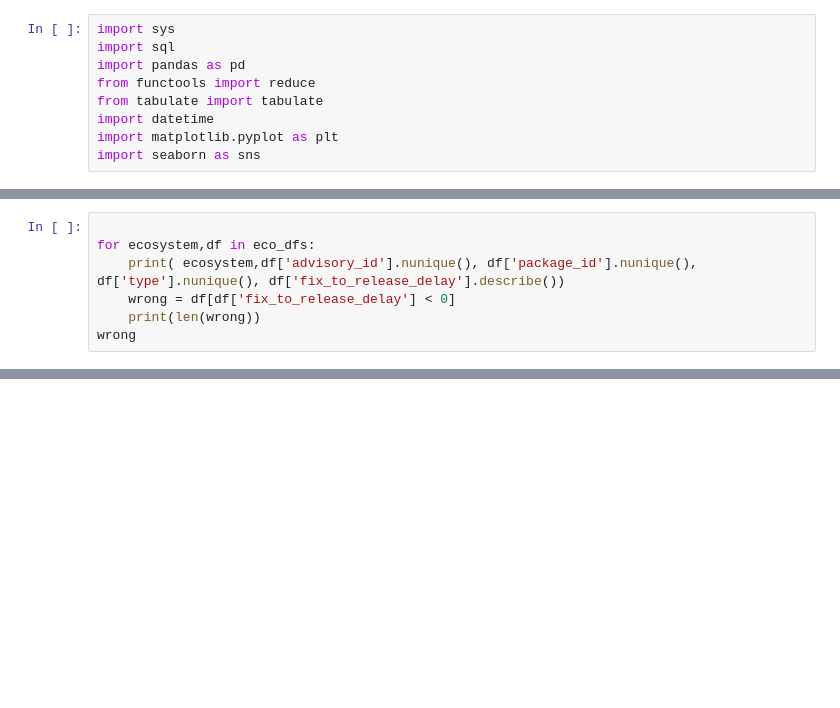
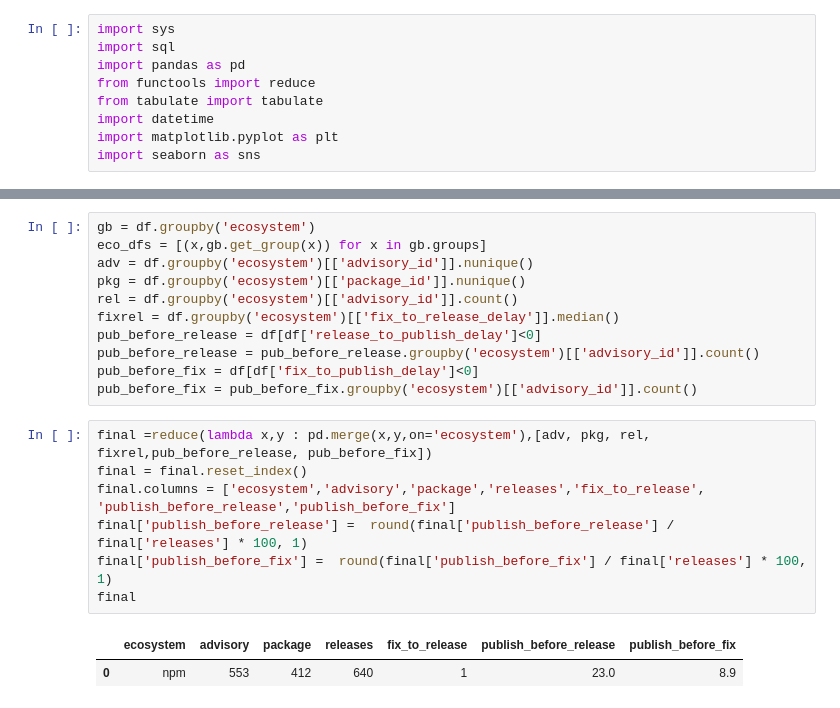
Before and after one commit to nasifimtiazohi/advisory-lifecycle, a Jupyter notebook: data_explore/rq1.ipynb, the cells around one changed output, grey strips where cells are left out. Cells and saved outputs as stored; diff of their text form; blank space fills up the shorter version.

```diff
--- a/data_explore/rq1.ipynb
+++ b/data_explore/rq1.ipynb
@@ -44,7 +100,0 @@ len(eco_dfs)
-# %%
-
-for ecosystem,df in eco_dfs:
-    print( ecosystem,df['advisory_id'].nunique(), df['package_id'].nunique(), df['type'].nunique(), df['fix_to_release_delay'].describe())
-    wrong = df[df['fix_to_release_delay'] < 0]
-    print(len(wrong))
-wrong
@@ -78,0 +101,21 @@ Name: fix_to_release_delay, dtype: float64
+# %%
+gb = df.groupby('ecosystem')
+eco_dfs = [(x,gb.get_group(x)) for x in gb.groups]
+adv = df.groupby('ecosystem')[['advisory_id']].nunique()
+pkg = df.groupby('ecosystem')[['package_id']].nunique()
+rel = df.groupby('ecosystem')[['advisory_id']].count()
+fixrel = df.groupby('ecosystem')[['fix_to_release_delay']].median()
+pub_before_release = df[df['release_to_publish_delay']<0]
+pub_before_release = pub_before_release.groupby('ecosystem')[['advisory_id']].count()
+pub_before_fix = df[df['fix_to_publish_delay']<0]
+pub_before_fix = pub_before_fix.groupby('ecosystem')[['advisory_id']].count()
+# %%
+final =reduce(lambda x,y : pd.merge(x,y,on='ecosystem'),[adv, pkg, rel, fixrel,pub_before_release, pub_before_fix])
+final = final.reset_index()
+final.columns = ['ecosystem','advisory','package','releases','fix_to_release', 'publish_before_release','publish_before_fix']
+final['publish_before_release'] =  round(final['publish_before_release'] / final['releases'] * 100, 1)
+final['publish_before_fix'] =  round(final['publish_before_fix'] / final['releases'] * 100, 1)
+final
+# %% [output]
+|  | ecosystem | advisory | package | releases | fix_to_release | publish_before_release | publish_before_fix |
+| 0 | npm | 553 | 412 | 640 | 1 | 23.0 | 8.9 |
```
Also changed, not shown: parts of 17 cells of this notebook, 6 other files.
